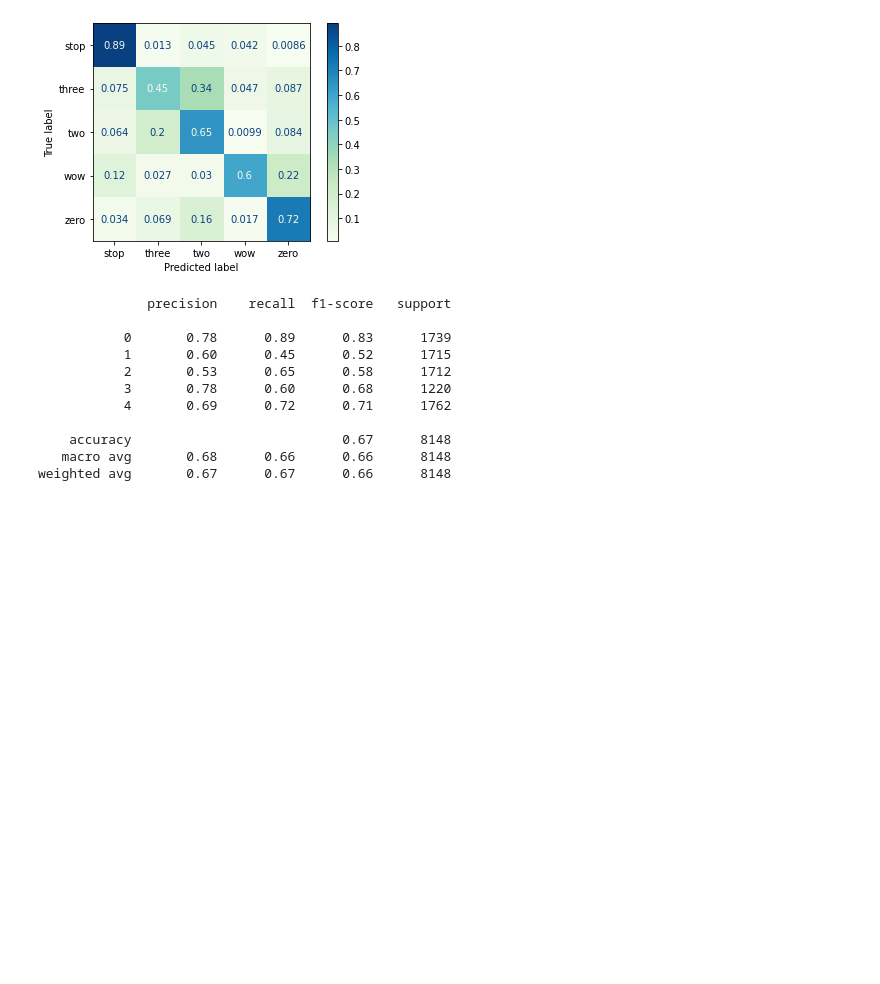
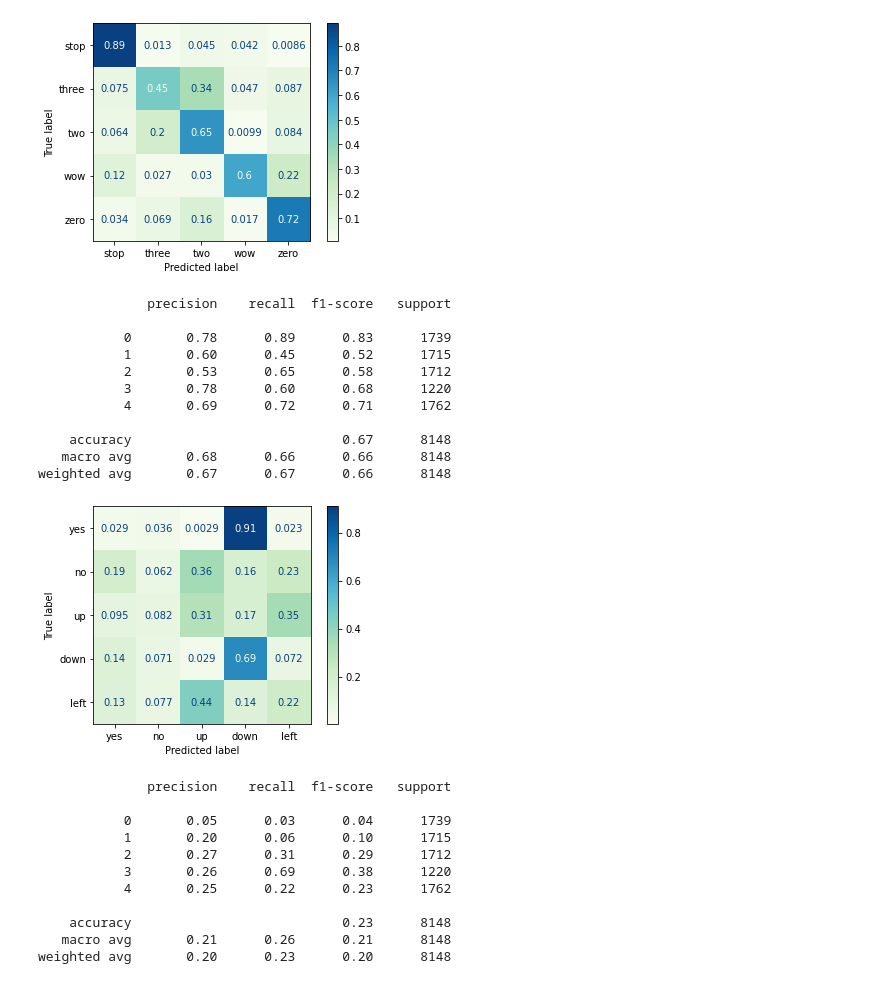
Before and after one commit to Porbi96/SG-AiR, a Jupyter notebook: lab34/ConfusionMatrix.ipynb, the cells around one changed output. Saved outputs shown, nothing was run; the diff lists cells and outputs as text; code cells hidden in the pictures; blank space fills up the shorter version.

Commit message:
Add plots in ConfusionMatrix

```diff
--- a/lab34/ConfusionMatrix.ipynb
+++ b/lab34/ConfusionMatrix.ipynb
@@ -94,3 +94,32 @@ print(report)
     accuracy                           0.67      8148
    macro avg       0.68      0.66      0.66      8148
 weighted avg       0.67      0.67      0.66      8148
+# %%
+labels=["yes", "no", "up", "down", "left"]  # First set
+model = load_model('best_model_20.hdf5')
+
+x_train, x_test, y_train, y_test = train_test_split(np.array(all_wave),np.array(y),stratify=y,
+                                            test_size = 0.8,random_state=777,shuffle=True)
+y_pred = model.predict(x_test)
+
+matrix = confusion_matrix(y_test.argmax(axis=1), y_pred.argmax(axis=1), normalize='true')
+report = classification_report(y_test.argmax(axis=1), y_pred.argmax(axis=1))
+
+disp = ConfusionMatrixDisplay(confusion_matrix=matrix,display_labels=labels)
+disp = disp.plot(include_values=True, cmap='GnBu', ax=None, xticks_rotation='horizontal')
+
+plt.show()
+print(report)
+# %% [output]
+[figure, added]
+              precision    recall  f1-score   support
+
+           0       0.05      0.03      0.04      1739
+           1       0.20      0.06      0.10      1715
+           2       0.27      0.31      0.29      1712
+           3       0.26      0.69      0.38      1220
+           4       0.25      0.22      0.23      1762
+
+    accuracy                           0.23      8148
+   macro avg       0.21      0.26      0.21      8148
+weighted avg       0.20      0.23      0.20      8148
```
Also changed, not shown: parts of 3 cells of this notebook, 2 other files.
